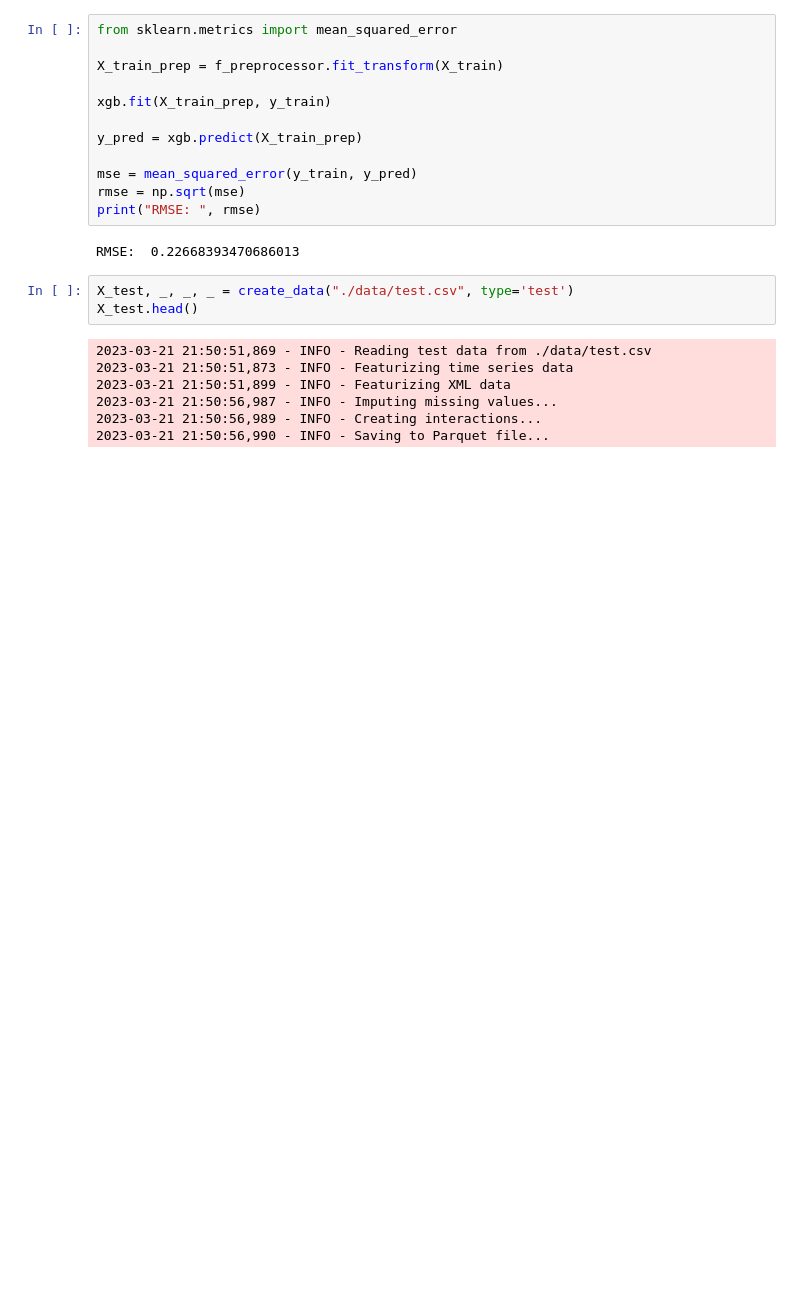
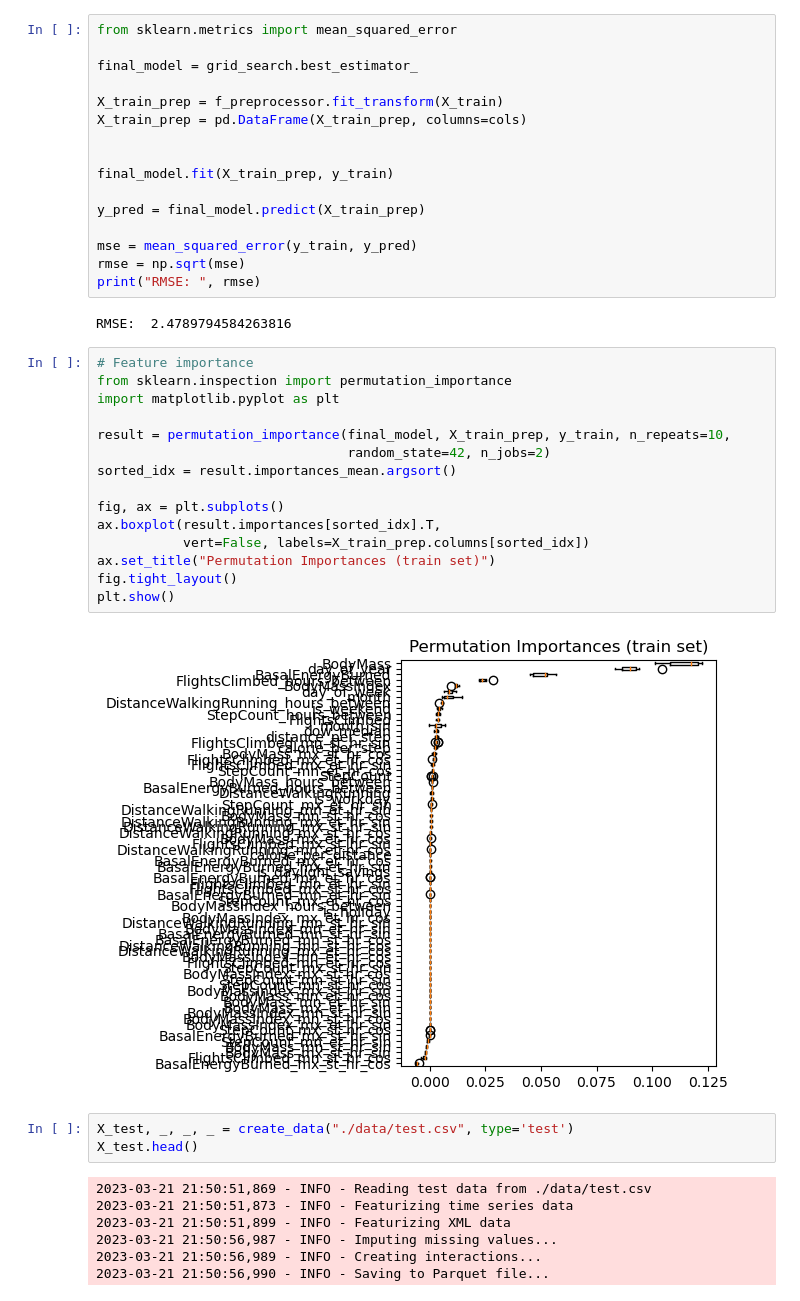
Before and after one commit to ds-sebastian/pog4-sleep-kaggle, a Jupyter notebook: pog4_xgb_model.ipynb, the cells around one changed output. Cells and saved outputs as stored; diff of their text form; blank space fills up the shorter version.

```diff
--- a/pog4_xgb_model.ipynb
+++ b/pog4_xgb_model.ipynb
@@ -126,17 +149,38 @@ Best score:  -2.4214705426610346
 # %%
 from sklearn.metrics import mean_squared_error
 
+final_model = grid_search.best_estimator_
+
 X_train_prep = f_preprocessor.fit_transform(X_train)
+X_train_prep = pd.DataFrame(X_train_prep, columns=cols)
 
-xgb.fit(X_train_prep, y_train)
 
-y_pred = xgb.predict(X_train_prep)
+final_model.fit(X_train_prep, y_train)
+
+y_pred = final_model.predict(X_train_prep)
 
 mse = mean_squared_error(y_train, y_pred)
 rmse = np.sqrt(mse)
 print("RMSE: ", rmse)
 # %% [output]
-RMSE:  0.22668393470686013
+RMSE:  2.4789794584263816
+# %%
+# Feature importance
+from sklearn.inspection import permutation_importance
+import matplotlib.pyplot as plt
+
+result = permutation_importance(final_model, X_train_prep, y_train, n_repeats=10,
+                                random_state=42, n_jobs=2)
+sorted_idx = result.importances_mean.argsort()
+
+fig, ax = plt.subplots()
+ax.boxplot(result.importances[sorted_idx].T,
+           vert=False, labels=X_train_prep.columns[sorted_idx])
+ax.set_title("Permutation Importances (train set)")
+fig.tight_layout()
+plt.show()
+# %% [output]
+[figure, added]
 # %%
 X_test, _, _, _ = create_data("./data/test.csv", type='test')
 X_test.head()
```
Also changed, not shown: parts of 5 cells of this notebook, 9 other files.
